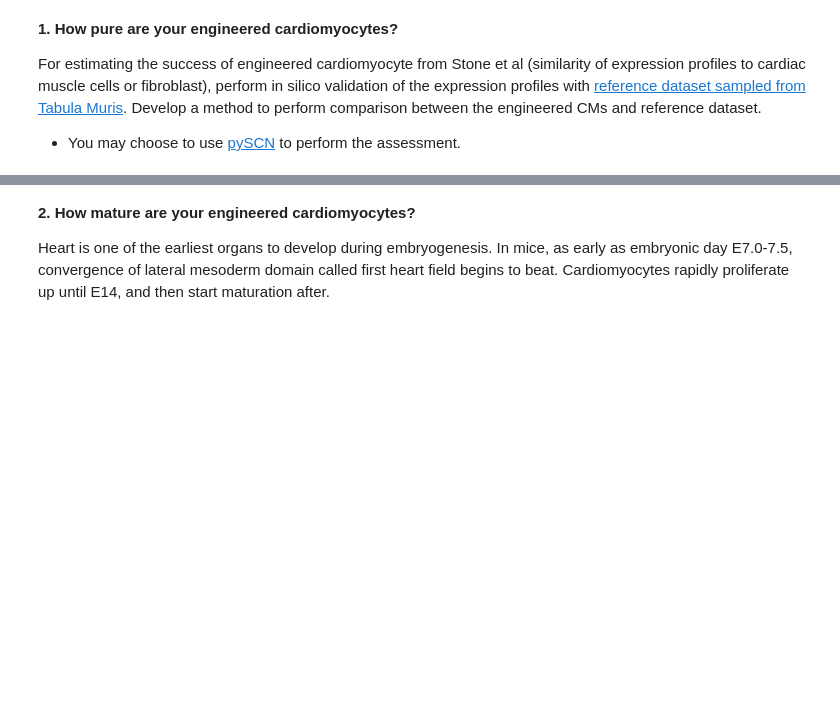
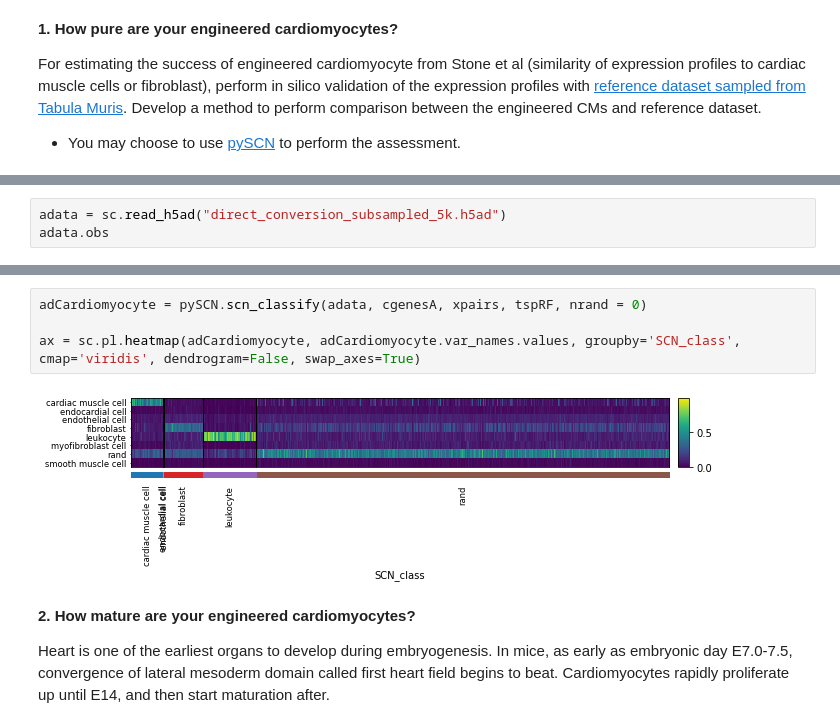
Before and after one commit to shoulton/CSCB-Final-Project, a Jupyter notebook: Final_project.ipynb, the cells around one changed output, grey strips where cells are left out. Drawn from its saved outputs; the diff is of its cells as text; blank space fills up the shorter version.

```diff
--- a/Final_project.ipynb
+++ b/Final_project.ipynb
@@ -23,0 +58,3 @@ For estimating the success of engineered cardiomyocyte from Stone et al (similar
+# %%
+adata = sc.read_h5ad("direct_conversion_subsampled_5k.h5ad")
+adata.obs
@@ -24,3 +128,9 @@ For estimating the success of engineered cardiomyocyte from Stone et al (similar
+# %%
+adCardiomyocyte = pySCN.scn_classify(adata, cgenesA, xpairs, tspRF, nrand = 0)
+
+ax = sc.pl.heatmap(adCardiomyocyte, adCardiomyocyte.var_names.values, groupby='SCN_class', cmap='viridis', dendrogram=False, swap_axes=True)
+# %% [output]
+[figure, added]
 # %% [markdown]
 <b> 2. How mature are your engineered cardiomyocytes? </b>
 
```
Also changed, not shown: parts of 11 cells of this notebook.
